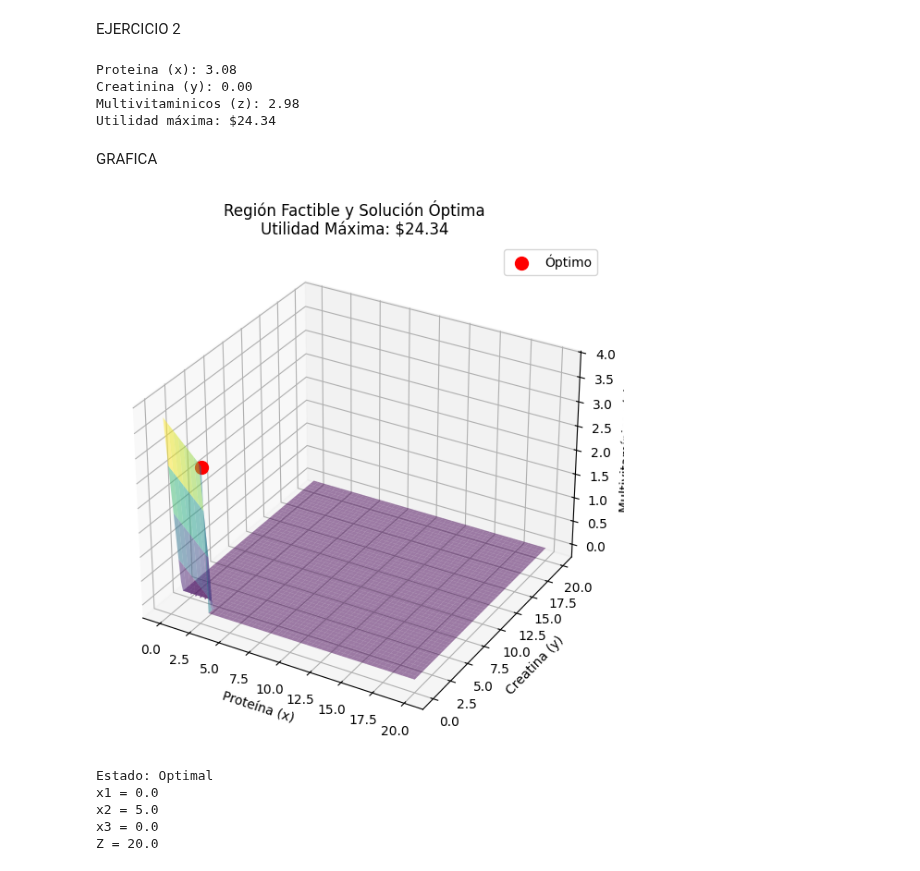
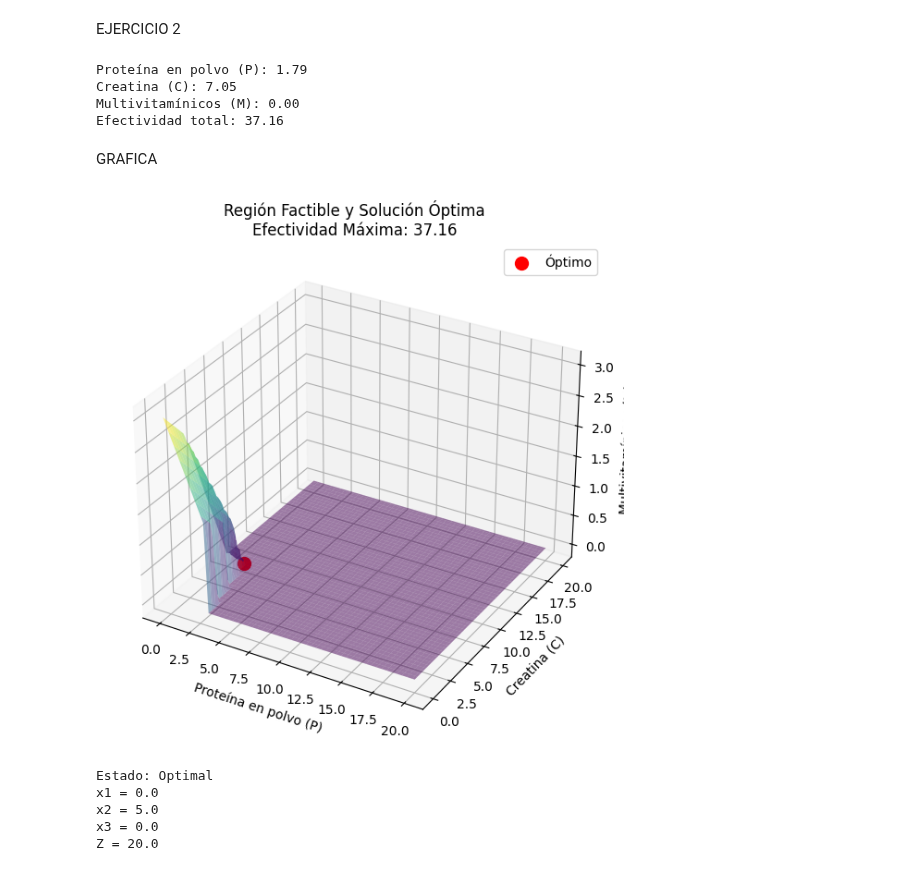
Before and after one commit to anpalopg/lineal2, a Jupyter notebook: Taller2.ipynb, the cells around one changed output. Cells and saved outputs as stored; diff of their text form; code cells hidden in the pictures.

```diff
--- a/Taller2.ipynb
+++ b/Taller2.ipynb
@@ -100,42 +100,37 @@ EJERCICIO 2
 # %%
 from scipy.optimize import linprog
 
+# Coeficientes de la función objetivo (negativos porque linprog minimiza)
+c = [-5, -4, -5]  # P, C, M
 
-c = [-5, -4, -3]
-
-
+# Matriz de restricciones A_ub * x <= b_ub
 A = [
-    [25, 10, 1],
-    [5, 4, 4],
-    [2, 20, 8]
+    [25, 5, 2],    # Proteína
+    [10, 4, 20],   # Carbohidratos
+    [1, 4, 8]      # Vitaminas
 ]
-
 
 b = [80, 60, 30]
 
+# Límites de las variables (no negativas)
+bounds = [(0, None), (0, None), (0, None)]  # P, C, M
 
-x_bounds = (0, None)
-y_bounds = (0, None)
-z_bounds = (0, None)
-
-
-res = linprog(c, A_ub=A, b_ub=b, bounds=[x_bounds, y_bounds, z_bounds], method='highs')
-
+res = linprog(c, A_ub=A, b_ub=b, bounds=bounds, method='highs')
 
 if res.success:
-    x, y, z = res.x
-    utilidad = -res.fun
-    print(f"Proteina (x): {x:.2f}")
-    print(f"Creatinina (y): {y:.2f}")
-    print(f"Multivitaminicos (z): {z:.2f}")
-    print(f"Utilidad máxima: ${utilidad:.2f}")
+    P, C, M = res.x
+    efectividad_total = -res.fun
+    print(f"Proteína en polvo (P): {P:.2f}")
+    print(f"Creatina (C): {C:.2f}")
+    print(f"Multivitamínicos (M): {M:.2f}")
+    print(f"Efectividad total: {efectividad_total:.2f}")
 else:
     print("No se encontró solución óptima.")
 # %% [output]
-Proteina (x): 3.08
-Creatinina (y): 0.00
-Multivitaminicos (z): 2.98
-Utilidad máxima: $24.34
+Proteína en polvo (P): 1.79
+Creatina (C): 7.05
+Multivitamínicos (M): 0.00
+Efectividad total: 37.16
 # %% [markdown]
 GRAFICA
 # %%
@@ -144,52 +139,52 @@ import matplotlib.pyplot as plt
 from mpl_toolkits.mplot3d import Axes3D
 from scipy.optimize import linprog
 
+# Función objetivo (maximizar efectividad)
+c = [-5, -4, -5]  # P, C, M
 
-c = [-5, -4, -3]
-
-
+# Restricciones nutricionales
 A = [
-    [25, 10, 1],   # Restricción 1
-    [5, 4, 4],     # Restricción 2
-    [2, 20, 8]     # Restricción 3
+    [25, 5, 2],    # Proteína
+    [10, 4, 20],   # Carbohidratos
+    [1, 4, 8]      # Vitaminas
 ]
 b = [80, 60, 30]
 
-# Límites
-bounds = [(0, None), (0, None), (0, None)]
+# Límites de variables
+bounds = [(0, None), (0, None), (0, None)]  # P, C, M
 
-# Resolver
+# Resolver el problema
 res = linprog(c, A_ub=A, b_ub=b, bounds=bounds, method='highs')
 x_opt, y_opt, z_opt = res.x
 Z_opt = -res.fun
 
-# Crear malla de puntos
+# Crear malla de puntos para graficar región factible
 x = np.linspace(0, 20, 100)
 y = np.linspace(0, 20, 100)
 X, Y = np.meshgrid(x, y)
 
 # Calcular Z máximo permitido por cada restricción
-Z1 = (80 - 25*X - 10*Y) / 1    # Restricción 1
-Z2 = (60 - 5*X - 4*Y) / 4      # Restricción 2
-Z3 = (30 - 2*X - 20*Y) / 8     # Restricción 3
+Z1 = (80 - 25*X - 5*Y) / 2    # Proteína
+Z2 = (60 - 10*X - 4*Y) / 20   # Carbohidratos
+Z3 = (30 - 1*X - 4*Y) / 8     # Vitaminas
 
 # Región factible: mínimo de las tres restricciones
 Z = np.minimum(np.minimum(Z1, Z2), Z3)
 Z = np.maximum(Z, 0)  # Eliminar valores negativos
 
 # Graficar
 fig = plt.figure(figsize=(10, 7))
 ax = fig.add_subplot(111, projection='3d')
 ax.plot_surface(X, Y, Z, alpha=0.5, cmap='viridis', edgecolor='none')
 ax.scatter(x_opt, y_opt, z_opt, color='red', s=100, label='Óptimo')
-ax.set_xlabel('Proteína (x)')
-ax.set_ylabel('Creatina (y)')
-ax.set_zlabel('Multivitamínicos (z)')
-ax.set_title(f'Región Factible y Solución Óptima\nUtilidad Máxima: ${Z_opt:.2f}')
+ax.set_xlabel('Proteína en polvo (P)')
+ax.set_ylabel('Creatina (C)')
+ax.set_zlabel('Multivitamínicos (M)')
+ax.set_title(f'Región Factible y Solución Óptima\nEfectividad Máxima: {Z_opt:.2f}')
 ax.legend()
 plt.show()
 # %% [output]
-[figure, old version]
+[figure, new version]
 # %%
 import pulp
 
```
